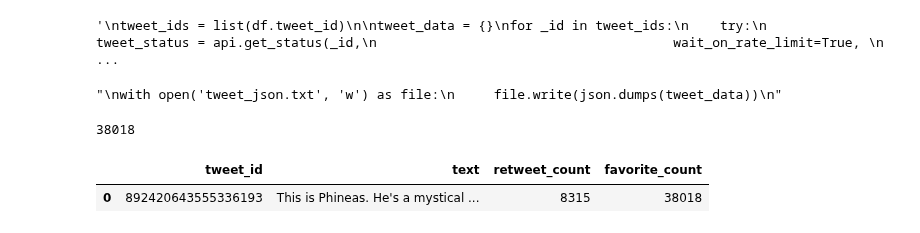
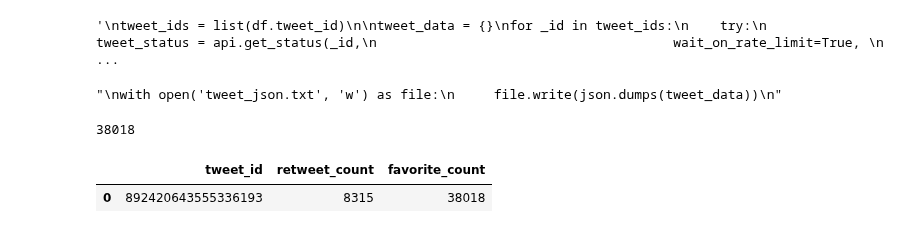
Before and after one commit to abhiksark/Udacity-DataAnalyst-Nanodegree, a Jupyter notebook: twitter/twitter_wrangle.ipynb, the cells around one changed output. Drawn from its saved outputs; the diff is of its cells as text; code cells hidden in the pictures.

```diff
--- a/twitter/twitter_wrangle.ipynb
+++ b/twitter/twitter_wrangle.ipynb
@@ -104,13 +239,12 @@ data = json.loads(tweets)
 tweet_id,text,retweet_count,favorite_count = [],[],[],[]
 for key in list(data.keys()):
     tweet_id.append(key)
-    text.append(data[key]['text'])
     retweet_count.append(data[key]['retweet_count'])
     favorite_count.append(data[key]['favorite_count'])
-df = pd.DataFrame([tweet_id,text,retweet_count,favorite_count]).T
+df_api = pd.DataFrame([tweet_id,retweet_count,favorite_count]).T
 # %%
-df.columns = ["tweet_id","text","retweet_count","favorite_count"]
-df.head(1)
+df_api.columns = ["tweet_id","retweet_count","favorite_count"]
+df_api.head(1)
 # %% [output]
-|  | tweet_id | text | retweet_count | favorite_count |
-| 0 | 892420643555336193 | This is Phineas. He's a mystical ... | 8315 | 38018 |
+|  | tweet_id | retweet_count | favorite_count |
+| 0 | 892420643555336193 | 8315 | 38018 |
```
Also changed, not shown: parts of 31 cells of this notebook.
